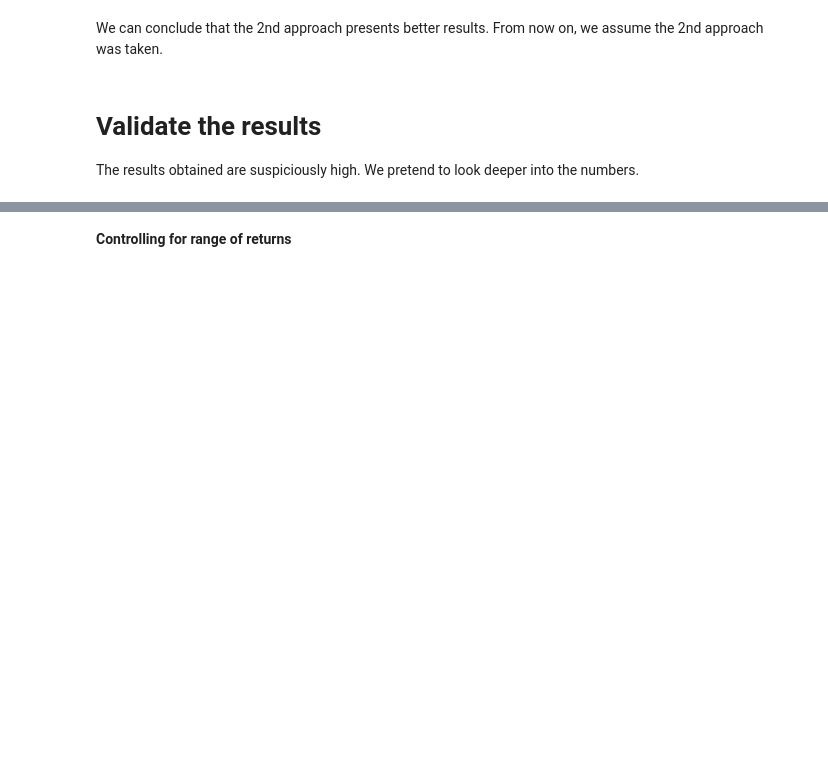
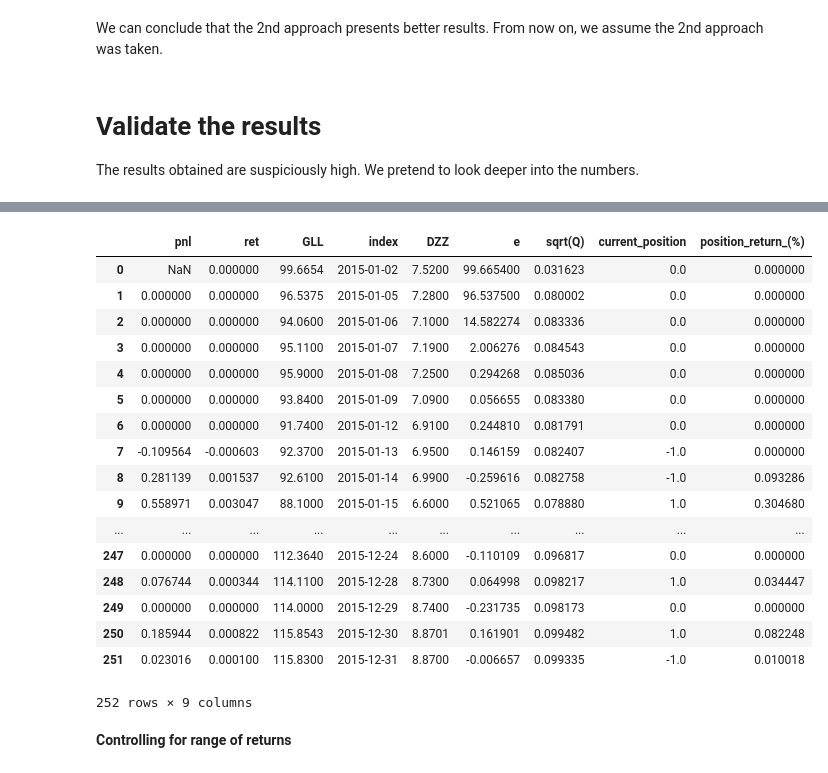
Before and after one commit to simaomsarmento/PairsTrading, a Jupyter notebook: PairsTrading_CommodityETFs-Validation.ipynb, the cells around one changed output, grey strips where cells are left out. Saved outputs shown, nothing was run; the diff lists cells and outputs as text; code cells hidden in the pictures; blank space fills up the shorter version.

```diff
--- a/PairsTrading_CommodityETFs-Validation.ipynb
+++ b/PairsTrading_CommodityETFs-Validation.ipynb
@@ -497,3 +526,24 @@ pairs_summary
+# %%
+performance_kalman_test[10][1]
+# %% [output]
+|  | pnl | ret | GLL | index | DZZ | e | sqrt(Q) | current_position | position_return_(%) |
+| 0 | NaN | 0.000000 | 99.6654 | 2015-01-02 | 7.5200 | 99.665400 | 0.031623 | 0.0 | 0.000000 |
+| 1 | 0.000000 | 0.000000 | 96.5375 | 2015-01-05 | 7.2800 | 96.537500 | 0.080002 | 0.0 | 0.000000 |
+| 2 | 0.000000 | 0.000000 | 94.0600 | 2015-01-06 | 7.1000 | 14.582274 | 0.083336 | 0.0 | 0.000000 |
+| 3 | 0.000000 | 0.000000 | 95.1100 | 2015-01-07 | 7.1900 | 2.006276 | 0.084543 | 0.0 | 0.000000 |
+| 4 | 0.000000 | 0.000000 | 95.9000 | 2015-01-08 | 7.2500 | 0.294268 | 0.085036 | 0.0 | 0.000000 |
+| 5 | 0.000000 | 0.000000 | 93.8400 | 2015-01-09 | 7.0900 | 0.056655 | 0.083380 | 0.0 | 0.000000 |
+| 6 | 0.000000 | 0.000000 | 91.7400 | 2015-01-12 | 6.9100 | 0.244810 | 0.081791 | 0.0 | 0.000000 |
+| 7 | -0.109564 | -0.000603 | 92.3700 | 2015-01-13 | 6.9500 | 0.146159 | 0.082407 | -1.0 | 0.000000 |
+| 8 | 0.281139 | 0.001537 | 92.6100 | 2015-01-14 | 6.9900 | -0.259616 | 0.082758 | -1.0 | 0.093286 |
+| 9 | 0.558971 | 0.003047 | 88.1000 | 2015-01-15 | 6.6000 | 0.521065 | 0.078880 | 1.0 | 0.304680 |
+| ... | ... | ... | ... | ... | ... | ... | ... | ... | ... |
+| 247 | 0.000000 | 0.000000 | 112.3640 | 2015-12-24 | 8.6000 | -0.110109 | 0.096817 | 0.0 | 0.000000 |
+| 248 | 0.076744 | 0.000344 | 114.1100 | 2015-12-28 | 8.7300 | 0.064998 | 0.098217 | 1.0 | 0.034447 |
+| 249 | 0.000000 | 0.000000 | 114.0000 | 2015-12-29 | 8.7400 | -0.231735 | 0.098173 | 0.0 | 0.000000 |
+| 250 | 0.185944 | 0.000822 | 115.8543 | 2015-12-30 | 8.8701 | 0.161901 | 0.099482 | 1.0 | 0.082248 |
+| 251 | 0.023016 | 0.000100 | 115.8300 | 2015-12-31 | 8.8700 | -0.006657 | 0.099335 | -1.0 | 0.010018 |
+252 rows × 9 columns
 # %% [markdown]
 **Controlling for range of returns**
 # %%
```
Also changed, not shown: parts of 42 cells of this notebook, 7 other files.
